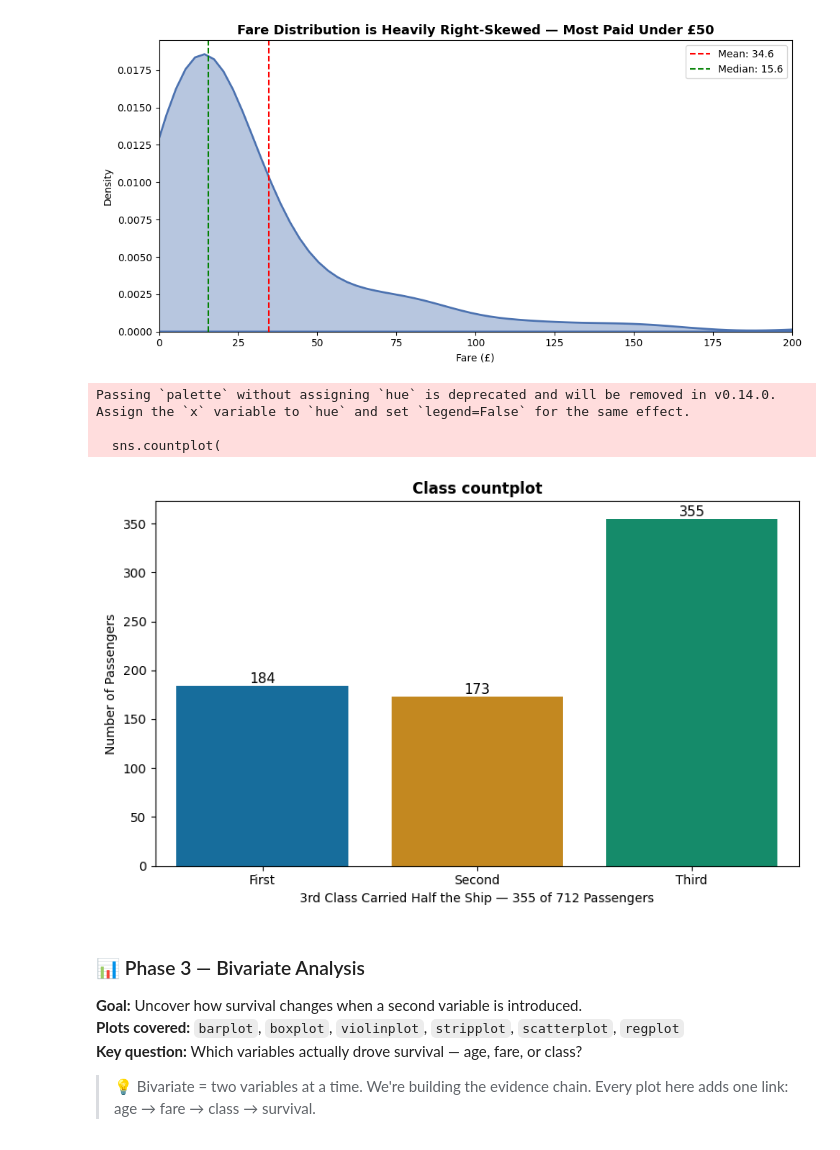
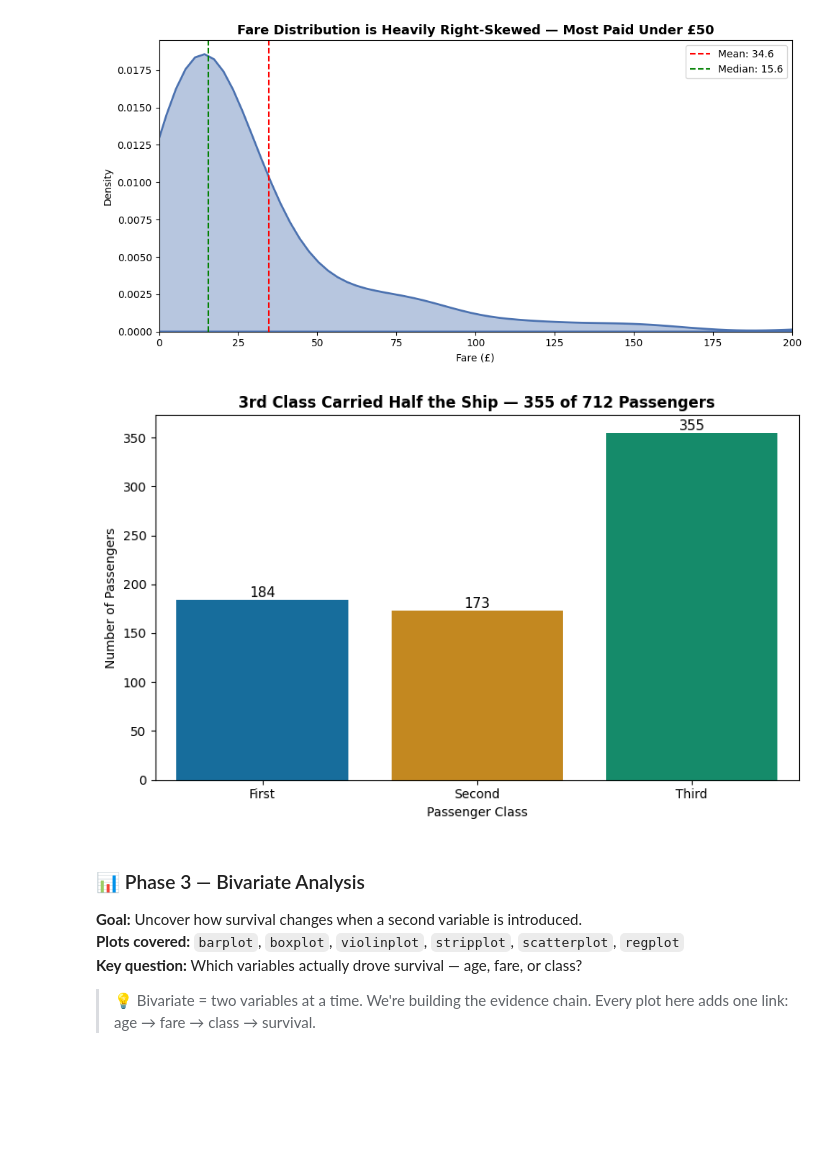
Before and after one commit to Manglam11/data_science_course, a Jupyter notebook: 07_Data_Visualization/notebooks/my_notebook.ipynb, the cells around one changed output. Cells and saved outputs as stored; diff of their text form; code cells hidden in the pictures; blank space fills up the shorter version.

Commit message:
viz: add insight-driven visualization notebook — 13 plot types on Titanic dataset

```diff
--- a/07_Data_Visualization/notebooks/my_notebook.ipynb
+++ b/07_Data_Visualization/notebooks/my_notebook.ipynb
@@ -245,29 +195,28 @@ plt.show()
 # %%
 # countplot: best for shwoing frequency of categorical variables
 fig, ax = plt.subplots(figsize=(8,5))
 
 sns.countplot(
     data=df,
     x="class",
     palette="colorblind",
     order=["First", "Second", "Third"],
+    hue="class",
+    legend=False,
     ax=ax
 )
 
 # annotate count on top of each bar
 for container in ax.containers:
     ax.bar_label(container, fontsize=11)
 
-ax.set_title("Class countplot", fontsize=12, fontweight="bold")
+ax.set_title("3rd Class Carried Half the Ship — 355 of 712 Passengers", fontsize=12, fontweight="bold")
 
-ax.set_xlabel("3rd Class Carried Half the Ship — 355 of 712 Passengers")
+ax.set_xlabel("Passenger Class")
 ax.set_ylabel("Number of Passengers")
 
 plt.tight_layout()
 plt.savefig("../outputs/figures/03_class_distribution.png", dpi=150)
 plt.show()
 # %% [output]
-Passing `palette` without assigning `hue` is deprecated and will be removed in v0.14.0. Assign the `x` variable to `hue` and set `legend=False` for the same effect.
-
-  sns.countplot(
-[figure, old version]
+[figure, new version]
```
Also changed, not shown: parts of 30 cells of this notebook.
